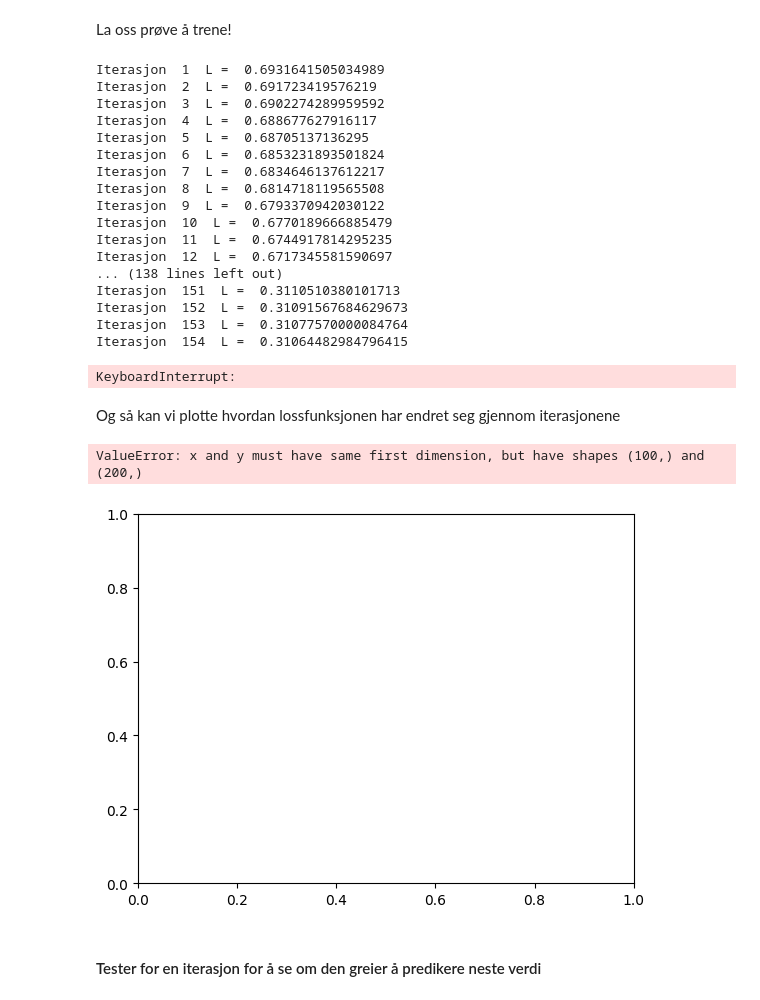
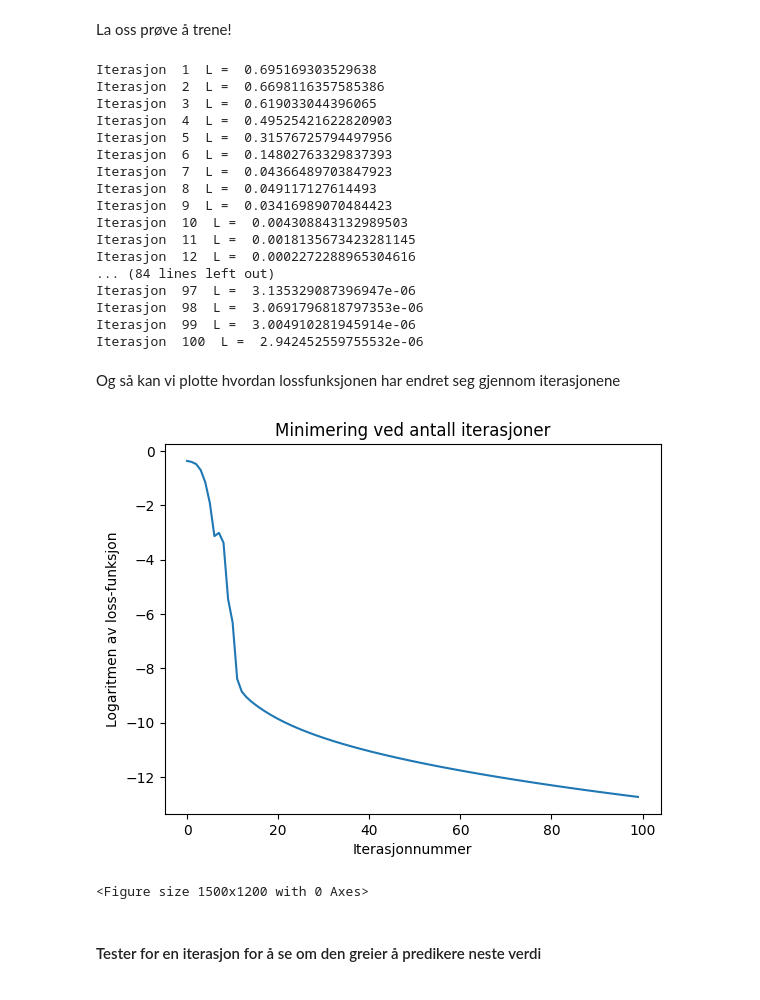
Before and after one commit to Namreh/TMA4320-Prosjekt-2, a Jupyter notebook: Prosjekt.ipynb, the cells around one changed output. Cells and saved outputs as stored; diff of their text form; code cells hidden in the pictures.

```diff
--- a/Prosjekt.ipynb
+++ b/Prosjekt.ipynb
@@ -300,14 +300,15 @@ d3 = embed.backward(d22)
 
 Vi lager en generell funksjon som vil trene nettverket vårt
 # %%
-def test_Adam(nn: NeuralNetwork, x_data, y_data, n_iters, step_size, m):
+def test_Adam(nn: NeuralNetwork, x_data, y_data, y_length, n_iters, step_size, m):
     n_batches = x_data.shape[0]
     mean_losses = np.zeros(n_iters)
     for j in range(n_iters):
         losses = []
         for i in range(n_batches):
             x = x_data[i]
-            y = y_data[i]
+            y = y_data[i][:,-4:9]
+
 
             X = onehot(x,m)
             Z = nn.forward(X)
@@ -354,38 +355,37 @@ y_test = data['y_test']
 # %% [markdown]
 La oss prøve å trene!
 # %%
-losses = test_Adam(nn, data['x_train'], data['y_train'], 200, 0.001, m)
+losses = test_Adam(nn, data['x_train'], data['y_train'], 4, 100, 0.001, m)
 # %% [output]
-Iterasjon  1  L =  0.6931641505034989
-Iterasjon  2  L =  0.691723419576219
-Iterasjon  3  L =  0.6902274289959592
-Iterasjon  4  L =  0.688677627916117
-Iterasjon  5  L =  0.68705137136295
-Iterasjon  6  L =  0.6853231893501824
-Iterasjon  7  L =  0.6834646137612217
-Iterasjon  8  L =  0.6814718119565508
-Iterasjon  9  L =  0.6793370942030122
-Iterasjon  10  L =  0.6770189666885479
-Iterasjon  11  L =  0.6744917814295235
-Iterasjon  12  L =  0.6717345581590697
-... (138 lines left out)
-Iterasjon  151  L =  0.3110510380101713
-Iterasjon  152  L =  0.31091567684629673
-Iterasjon  153  L =  0.31077570000084764
-Iterasjon  154  L =  0.31064482984796415
+Iterasjon  1  L =  0.695169303529638
+Iterasjon  2  L =  0.6698116357585386
+Iterasjon  3  L =  0.619033044396065
+Iterasjon  4  L =  0.49525421622820903
+Iterasjon  5  L =  0.31576725794497956
+Iterasjon  6  L =  0.14802763329837393
+Iterasjon  7  L =  0.04366489703847923
+Iterasjon  8  L =  0.049117127614493
+Iterasjon  9  L =  0.03416989070484423
+Iterasjon  10  L =  0.004308843132989503
+Iterasjon  11  L =  0.0018135673423281145
+Iterasjon  12  L =  0.0002272288965304616
+... (84 lines left out)
+Iterasjon  97  L =  3.135329087396947e-06
+Iterasjon  98  L =  3.0691796818797353e-06
+Iterasjon  99  L =  3.004910281945914e-06
+Iterasjon  100  L =  2.942452559755532e-06
-KeyboardInterrupt:
 # %% [markdown]
 Og så kan vi plotte hvordan lossfunksjonen har endret seg gjennom iterasjonene
 # %%
-plt.plot(np.arange(0,100), losses)
+plt.plot(np.arange(0,100), np.log(losses))
 plt.xlabel("Iterasjonnummer")
 plt.ylabel("Logaritmen av loss-funksjon")
 plt.title("Minimering ved antall iterasjoner")
 plt.figure(figsize=(15,12))
 plt.show()
 # %% [output]
+[figure, new version]
-ValueError: x and y must have same first dimension, but have shapes (100,) and (200,)
+<Figure size 1500x1200 with 0 Axes>
-[figure, old version]
 # %% [markdown]
 #### Tester for en iterasjon for å se om den greier å predikere neste verdi
 # %%
```
Also changed, not shown: parts of 6 cells of this notebook, 1 other file.
